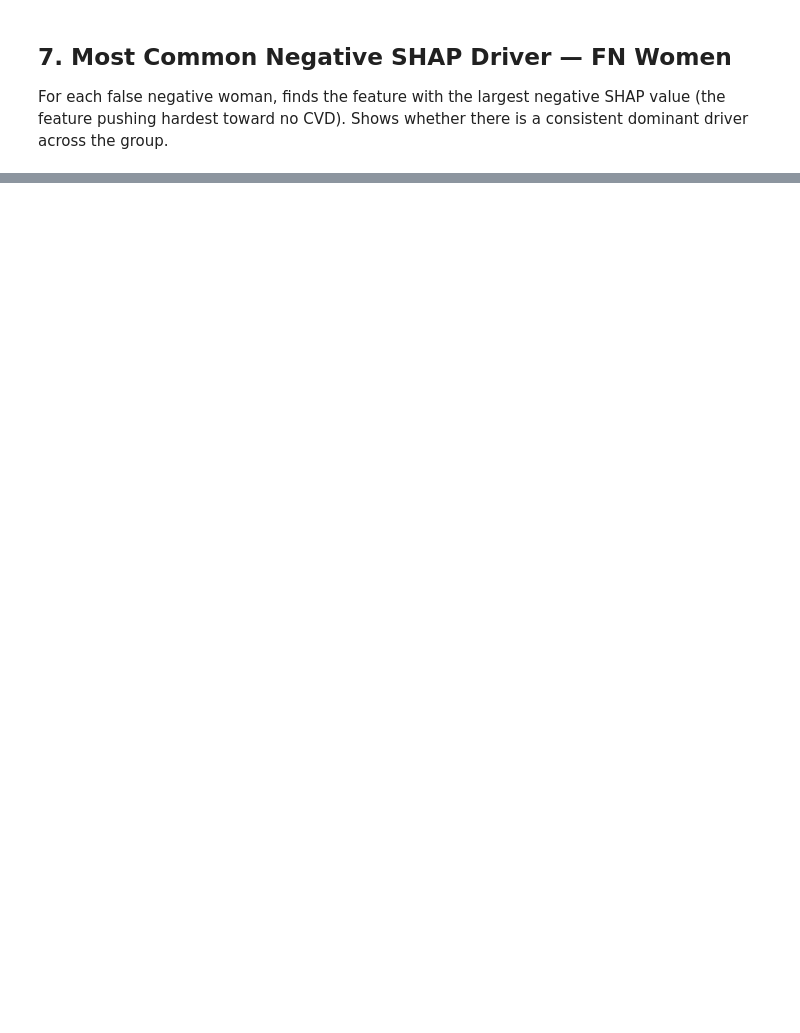
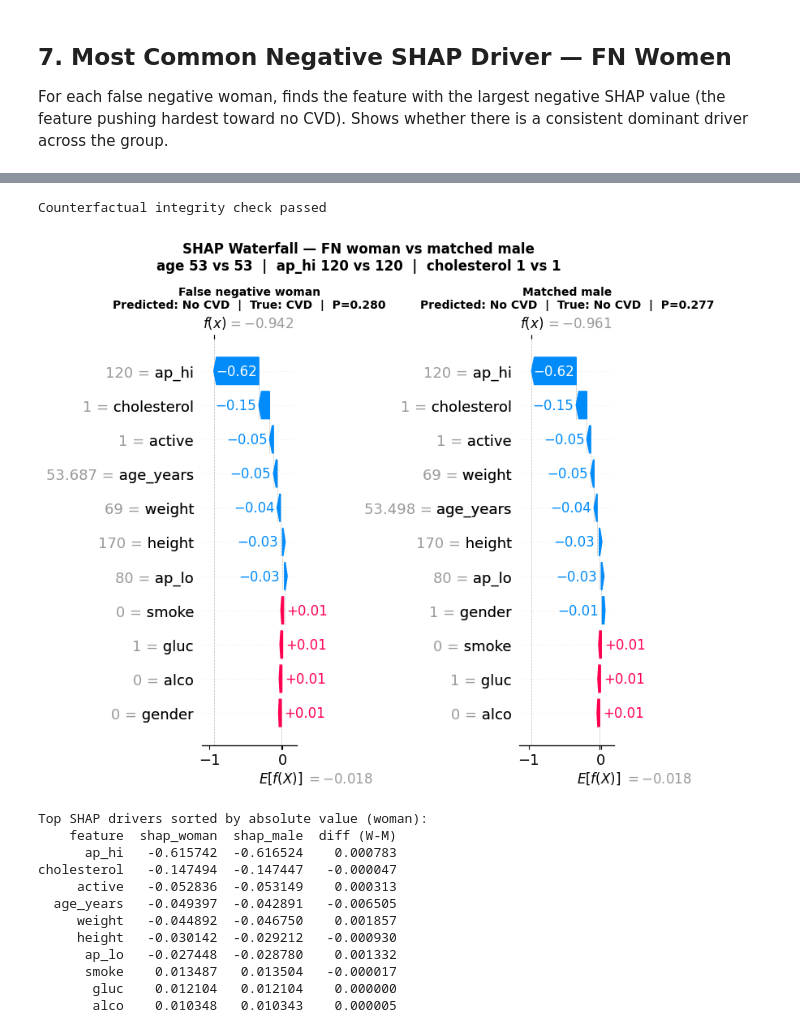
Before and after one commit to Kavisha612/Dissertation_ExplainableAI, a Jupyter notebook: SHAP_fairness_notebooks/shap_02_local_subgroup_benchmarking.ipynb, the cells around one changed output, grey strips where cells are left out. Cells and saved outputs as stored; diff of their text form; code cells hidden in the pictures; blank space fills up the shorter version.

```diff
--- a/SHAP_fairness_notebooks/shap_02_local_subgroup_benchmarking.ipynb
+++ b/SHAP_fairness_notebooks/shap_02_local_subgroup_benchmarking.ipynb
@@ -214,0 +377,71 @@ print(top2_df.head(10).to_string())
+# %%
+# Build single-row DataFrames for SHAP
+explainer = shap.TreeExplainer(model)
+
+woman_df = pd.DataFrame(rep_woman_X.values.reshape(1, -1), columns=X_test.columns)
+male_df  = pd.DataFrame(rep_male_X.values.reshape(1, -1),  columns=X_test.columns)
+
+sv_woman = explainer(woman_df)
+sv_male  = explainer(male_df)
+
+# Validation: counterfactual only changes gender column
+woman_cf = woman_df.copy()
+woman_cf[GENDER_COL] = MALE_VAL
+
+all_same = (woman_df.drop(columns=GENDER_COL) == woman_cf.drop(columns=GENDER_COL)).all().all()
+assert all_same, "Counterfactual changed more than just the gender column"
+print("Counterfactual integrity check passed")
+# %% [output]
+Counterfactual integrity check passed
+# %%
+fig, axes = plt.subplots(1, 2, figsize=(24, 9))
+
+pred_woman = model.predict(woman_df.values)[0]
+pred_male  = model.predict(male_df.values)[0]
+
+plt.sca(axes[0])
+shap.plots.waterfall(sv_woman[0], max_display=12, show=False)
+axes[0].set_title(
+    f"False negative woman\nPredicted: {'CVD' if pred_woman == 1 else 'No CVD'}  |  True: CVD  |  P={prob_woman:.3f}",
+    fontsize=10, fontweight="bold"
+)
+
+plt.sca(axes[1])
+shap.plots.waterfall(sv_male[0], max_display=12, show=False)
+axes[1].set_title(
+    f"Matched male\nPredicted: {'CVD' if pred_male == 1 else 'No CVD'}  |  True: {'CVD' if rep_male['cardio'] == 1 else 'No CVD'}  |  P={prob_male:.3f}",
+    fontsize=10, fontweight="bold"
+)
+
+plt.suptitle(
+    f"SHAP Waterfall — FN woman vs matched male\n"
+    f"age {int(rep_woman['age_years'])} vs {int(rep_male['age_years'])}  |  "
+    f"ap_hi {int(rep_woman['ap_hi'])} vs {int(rep_male['ap_hi'])}  |  "
+    f"cholesterol {int(rep_woman['cholesterol'])} vs {int(rep_male['cholesterol'])}",
+    fontsize=12, fontweight="bold"
+)
+plt.tight_layout()
+plt.savefig(OUTPUT_SHAP / "shap_waterfall_fn_woman_vs_matched_male.png", dpi=150, bbox_inches="tight")
+plt.show()
+
+print("\nTop SHAP drivers sorted by absolute value (woman):")
+print(pd.DataFrame({
+    "feature":   X_test.columns,
+    "shap_woman": sv_woman[0].values,
+    "shap_male":  sv_male[0].values,
+    "diff (W-M)": sv_woman[0].values - sv_male[0].values,
+}).sort_values("shap_woman", key=abs, ascending=False).head(10).to_string(index=False))
+# %% [output]
+[figure, added]
+Top SHAP drivers sorted by absolute value (woman):
+    feature  shap_woman  shap_male  diff (W-M)
+      ap_hi   -0.615742  -0.616524    0.000783
+cholesterol   -0.147494  -0.147447   -0.000047
+     active   -0.052836  -0.053149    0.000313
+  age_years   -0.049397  -0.042891   -0.006505
+     weight   -0.044892  -0.046750    0.001857
+     height   -0.030142  -0.029212   -0.000930
+      ap_lo   -0.027448  -0.028780    0.001332
+      smoke    0.013487   0.013504   -0.000017
+       gluc    0.012104   0.012104    0.000000
+       alco    0.010348   0.010343    0.000005
```
Also changed, not shown: parts of 15 cells of this notebook.
